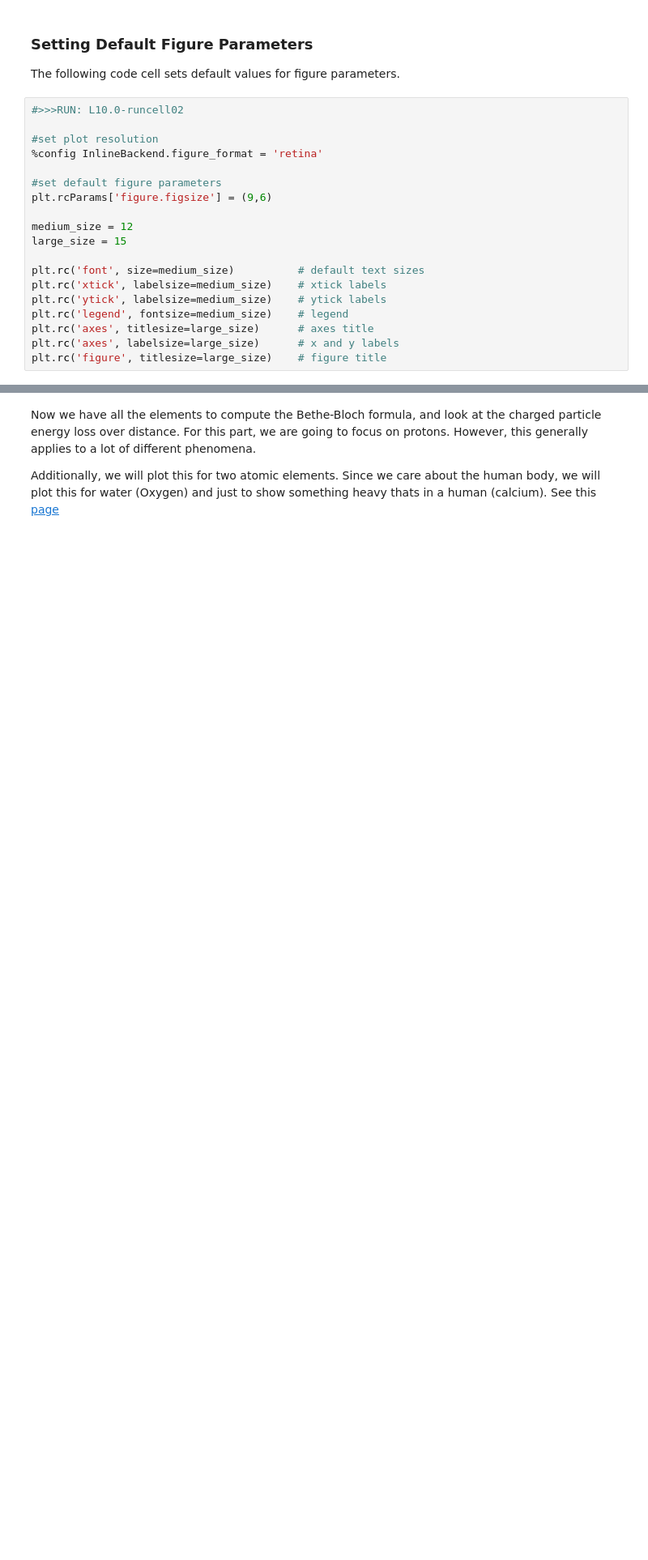
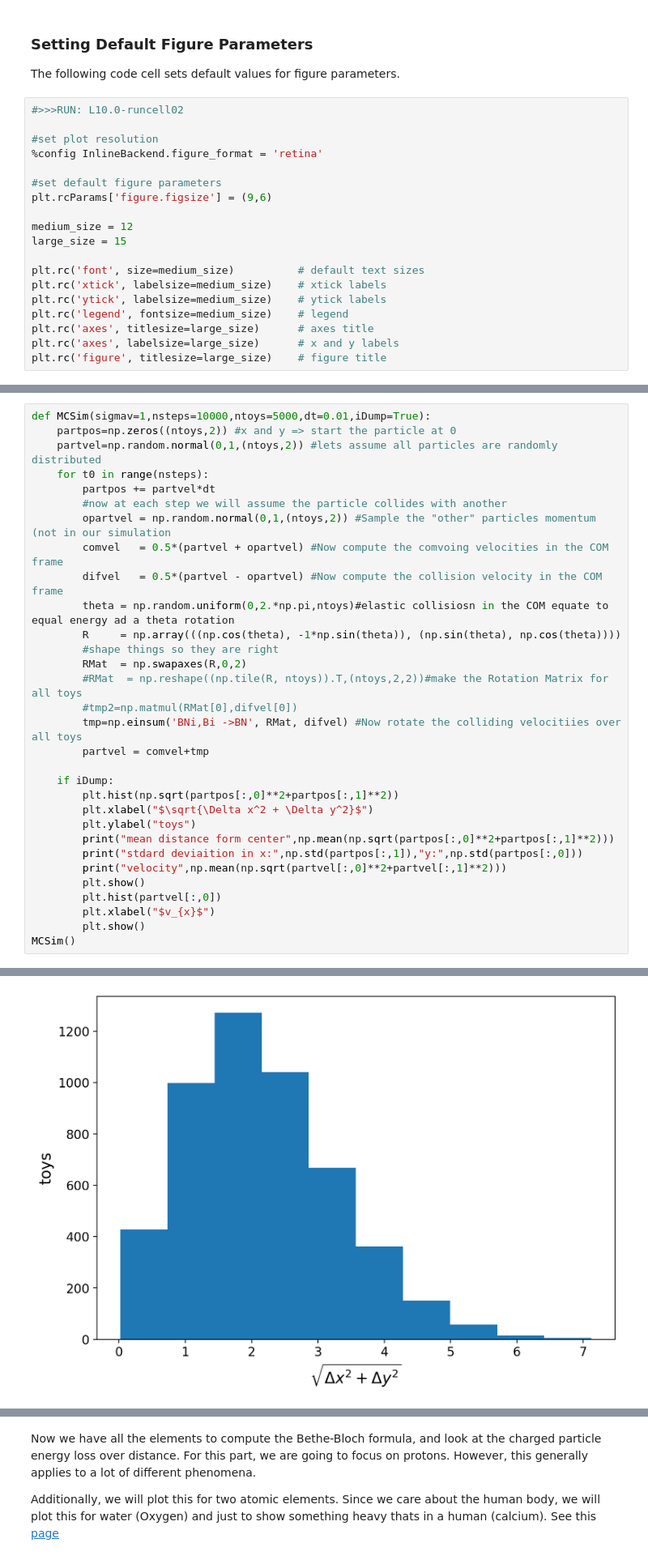
Before and after one commit to mit-physics-data/lectures, a Jupyter notebook: lecture19/Lecture19.ipynb, the cells around one changed output, grey strips where cells are left out. Shown at 81% size. Drawn from its saved outputs; the diff is of its cells as text; blank space fills up the shorter version.

```diff
--- a/lecture19/Lecture19.ipynb
+++ b/lecture19/Lecture19.ipynb
@@ -50,0 +114,32 @@ plt.rc('figure', titlesize=large_size)    # figure title
+# %%
+def MCSim(sigmav=1,nsteps=10000,ntoys=5000,dt=0.01,iDump=True):
+    partpos=np.zeros((ntoys,2)) #x and y => start the particle at 0
+    partvel=np.random.normal(0,1,(ntoys,2)) #lets assume all particles are randomly distributed
+    for t0 in range(nsteps):
+        partpos += partvel*dt
+        #now at each step we will assume the particle collides with another
+        opartvel = np.random.normal(0,1,(ntoys,2)) #Sample the "other" particles momentum (not in our simulation
+        comvel   = 0.5*(partvel + opartvel) #Now compute the comvoing velocities in the COM frame
+        difvel   = 0.5*(partvel - opartvel) #Now compute the collision velocity in the COM frame
+        theta = np.random.uniform(0,2.*np.pi,ntoys)#elastic collisiosn in the COM equate to equal energy ad a theta rotation
+        R     = np.array(((np.cos(theta), -1*np.sin(theta)), (np.sin(theta), np.cos(theta))))
+        #shape things so they are right
+        RMat  = np.swapaxes(R,0,2)
+        #RMat  = np.reshape((np.tile(R, ntoys)).T,(ntoys,2,2))#make the Rotation Matrix for all toys
+        #tmp2=np.matmul(RMat[0],difvel[0])
+        tmp=np.einsum('BNi,Bi ->BN', RMat, difvel) #Now rotate the colliding velocitiies over all toys
+        partvel = comvel+tmp
+
+    if iDump:
+        plt.hist(np.sqrt(partpos[:,0]**2+partpos[:,1]**2))
+        plt.xlabel("$\sqrt{\Delta x^2 + \Delta y^2}$")
+        plt.ylabel("toys")
+        print("mean distance form center",np.mean(np.sqrt(partpos[:,0]**2+partpos[:,1]**2)))
+        print("stdard deviaition in x:",np.std(partpos[:,1]),"y:",np.std(partpos[:,0]))
+        print("velocity",np.mean(np.sqrt(partvel[:,0]**2+partvel[:,1]**2)))
+        plt.show()
+        plt.hist(partvel[:,0])
+        plt.xlabel("$v_{x}$")
+        plt.show()
+MCSim()
+# %% [output]
@@ -50,0 +149 @@ plt.rc('figure', titlesize=large_size)    # figure title
+[figure, added]
```
Also changed, not shown: parts of 139 cells of this notebook, 1 other file.
